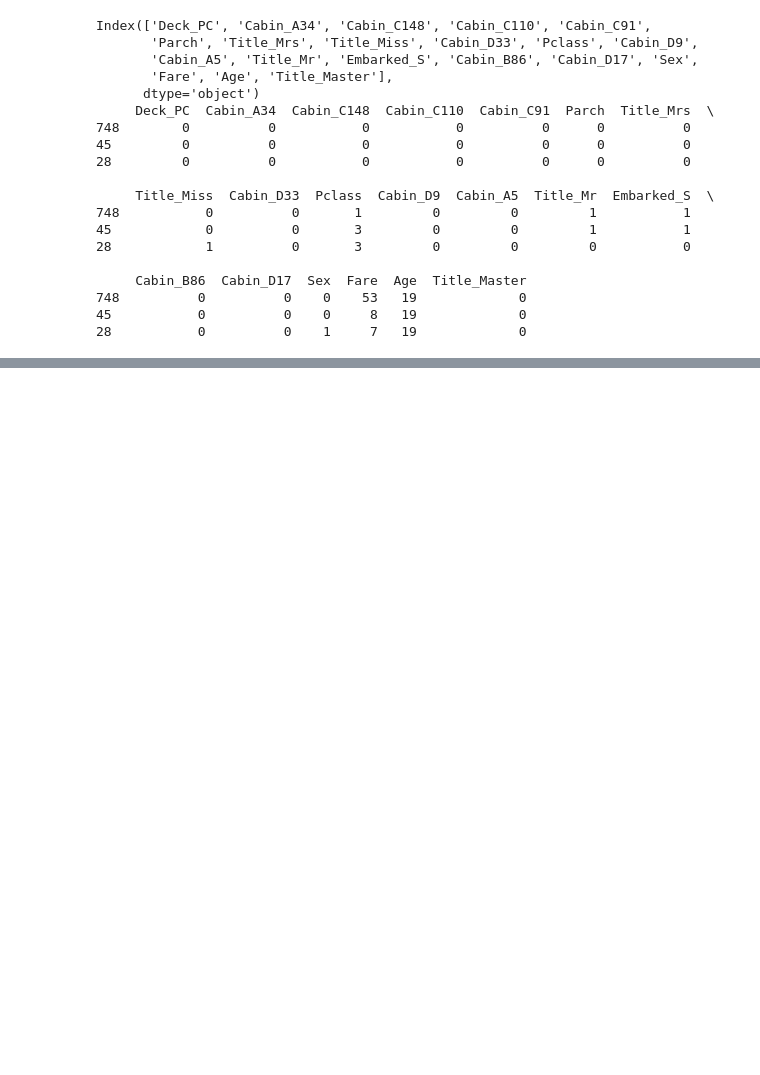
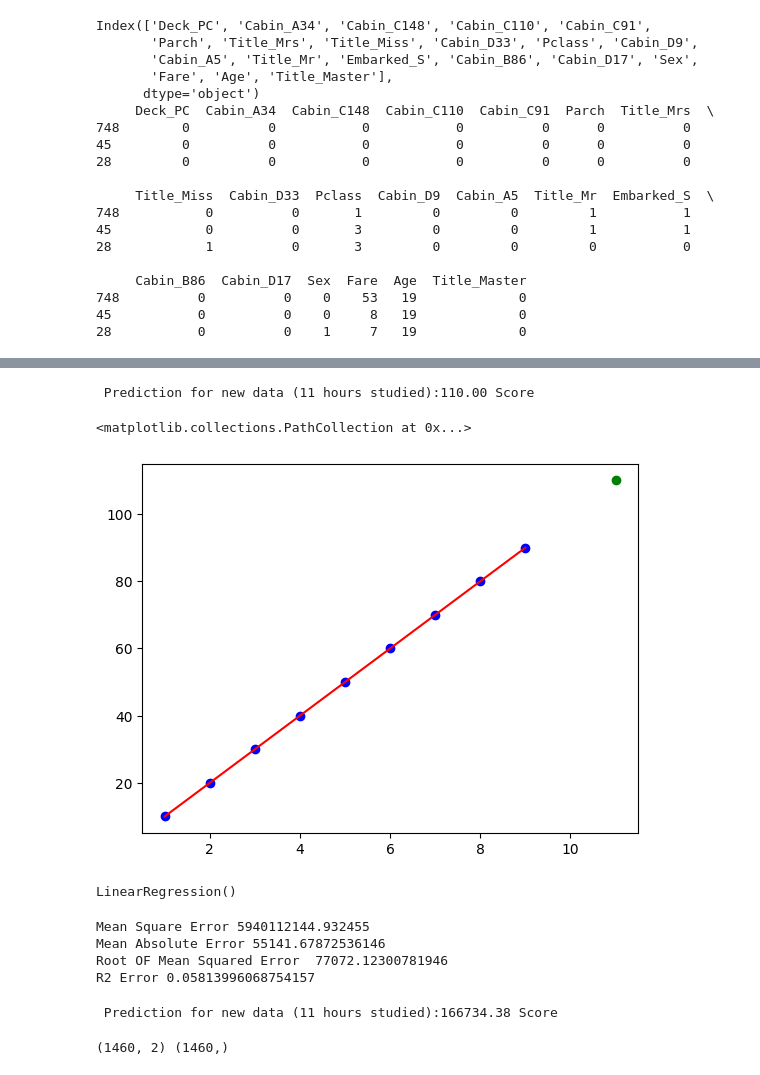
Before and after one commit to anushkamaisa/ML_LAB, a Jupyter notebook: MLPractice.ipynb, the cells around one changed output, grey strips where cells are left out. Drawn from its saved outputs; the diff is of its cells as text; code cells hidden in the pictures; blank space fills up the shorter version.

```diff
--- a/MLPractice.ipynb
+++ b/MLPractice.ipynb
@@ -1825,0 +1828,10 @@ Index(['Deck_PC', 'Cabin_A34', 'Cabin_C148', 'Cabin_C110', 'Cabin_C91',
+# %%
+import numpy as np
+import matplotlib.pyplot as plt
+from sklearn.linear_model import LinearRegression
+from sklearn.metrics import mean_absolute_error,mean_squared_error,r2_score
+X=np.array([1,2,3,4,5,6,7,8,9]).reshape(-1,1)
+Y=np.array([10,20,30,40,50,60,70,80,90])
+# %%
+model=LinearRegression()
+model.fit(X,Y)
@@ -1825,0 +1840,5 @@ Index(['Deck_PC', 'Cabin_A34', 'Cabin_C148', 'Cabin_C110', 'Cabin_C91',
+# %%
+y_pred=model.predict(X)
+# %%
+new_data=np.array([11]).reshape(-1,1)
+new_pred=model.predict(new_data)
@@ -1825,0 +1877,11 @@ Index(['Deck_PC', 'Cabin_A34', 'Cabin_C148', 'Cabin_C110', 'Cabin_C91',
+# %%
+print(f"\n Prediction for new data (11 hours studied):{new_pred[0]:.2f} Score")
+# %% [output]
+ Prediction for new data (11 hours studied):110.00 Score
+# %%
+plt.scatter(X, Y, color="blue", label="Actual Data")
+plt.plot(X, y_pred, color="red", label="Regression Line")
+plt.scatter(new_data, new_pred, color="green", label="New Prediction (11 Hours)")
+# %% [output]
+<matplotlib.collections.PathCollection at 0x...>
+[figure, added]
@@ -1825,0 +1899,5 @@ Index(['Deck_PC', 'Cabin_A34', 'Cabin_C148', 'Cabin_C110', 'Cabin_C91',
+# %%
+model=LinearRegression()
+model.fit(X,Y)
+# %% [output]
+LinearRegression()
@@ -1825,0 +1915,20 @@ Index(['Deck_PC', 'Cabin_A34', 'Cabin_C148', 'Cabin_C110', 'Cabin_C91',
+# %%
+n=len(Y)
+k=1
+print("Mean Square Error",mse)
+print(f"Mean Absolute Error {mae}")
+print("Root OF Mean Squared Error ",rmse)
+print(f"R2 Error",r2)
+# %% [output]
+Mean Square Error 5940112144.932455
+Mean Absolute Error 55141.67872536146
+Root OF Mean Squared Error  77072.12300781946
+R2 Error 0.05813996068754157
+# %%
+print(f"\n Prediction for new data (11 hours studied):{new_pred[0]:.2f} Score")
+# %% [output]
+ Prediction for new data (11 hours studied):166734.38 Score
+# %%
+print(X.shape, Y.shape)
+# %% [output]
+(1460, 2) (1460,)
```
Also changed, not shown: parts of 46 cells of this notebook.
